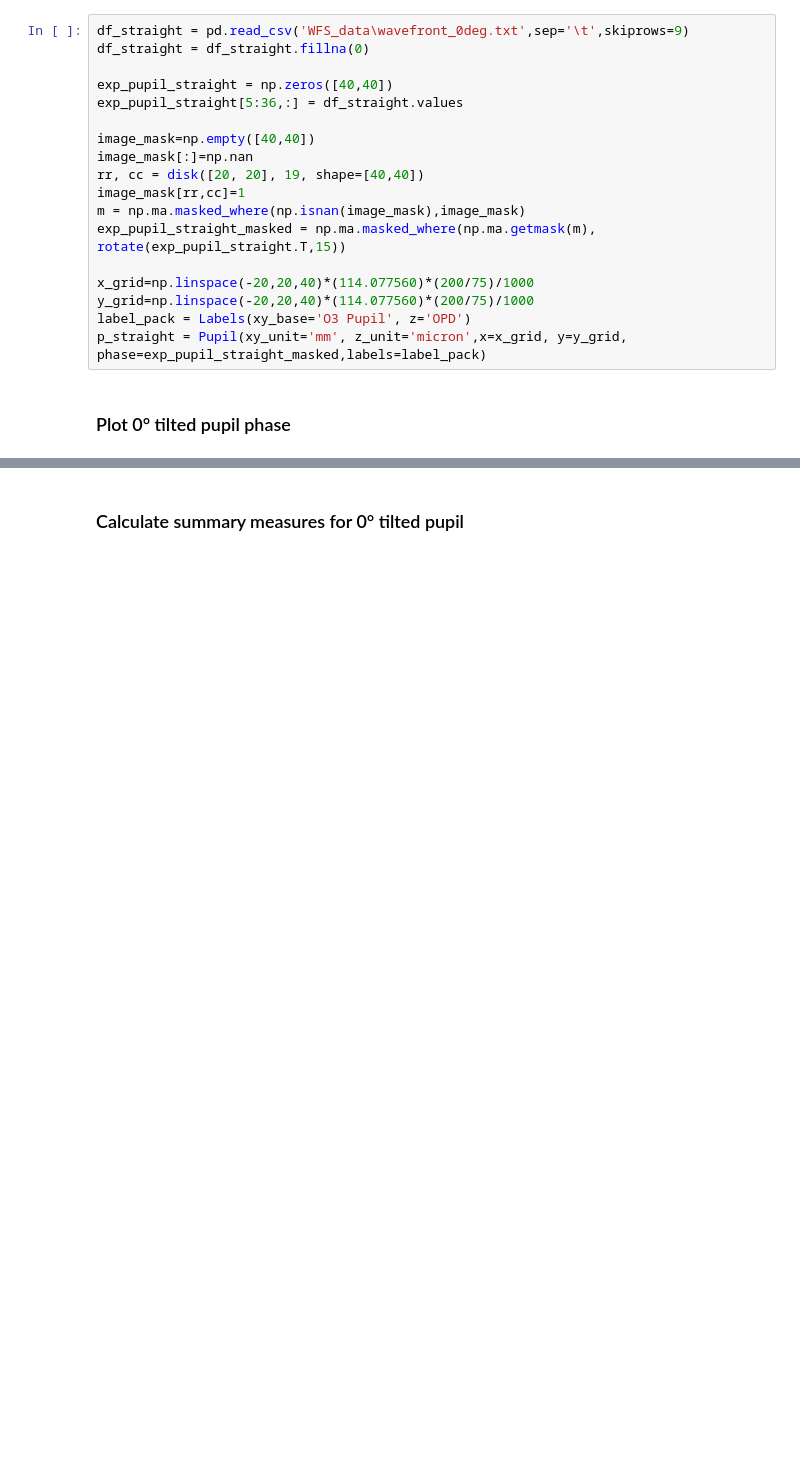
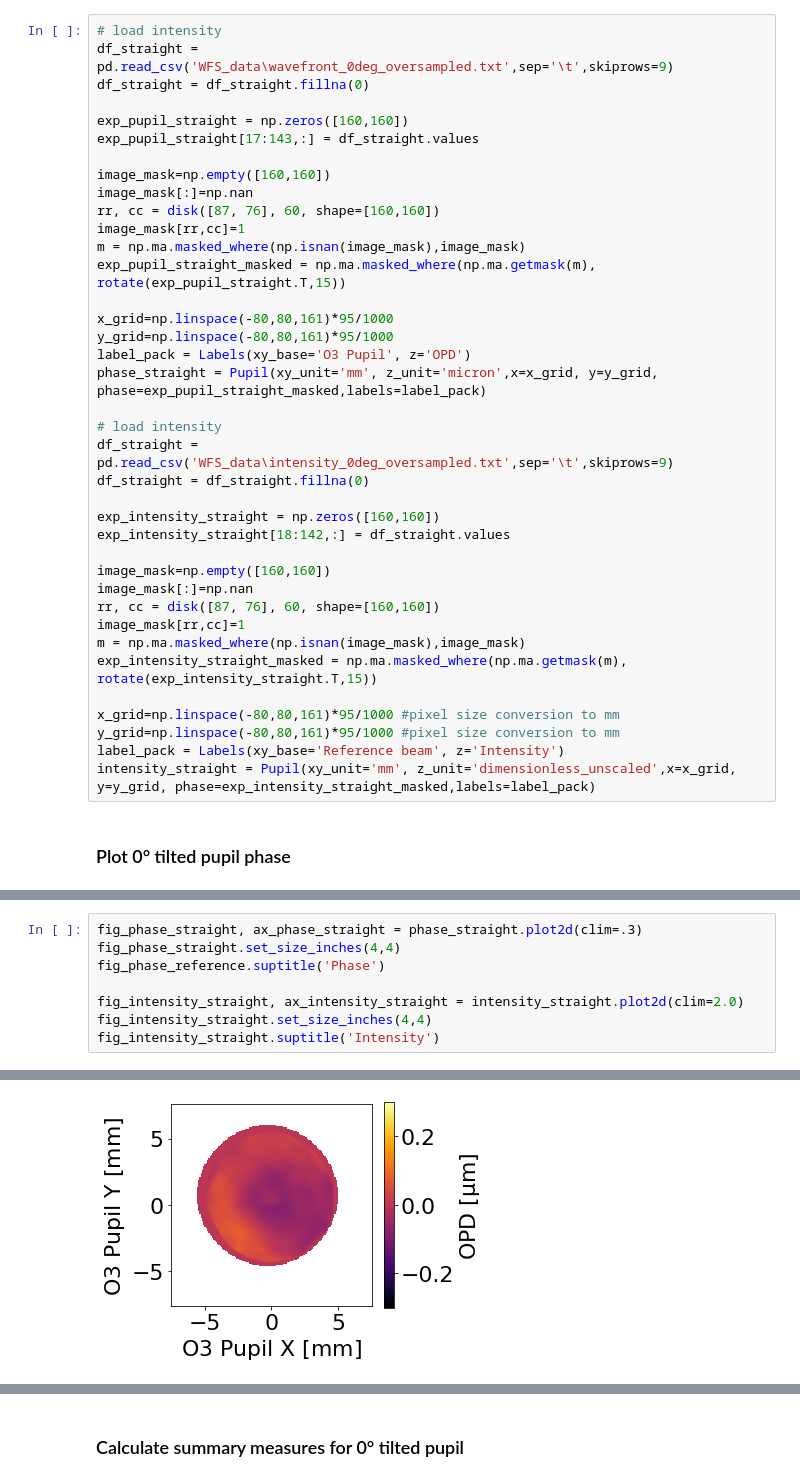
Before and after one commit to QI2lab/OPM, a Jupyter notebook: wavefront/Direct wavefront measurement for OPM.ipynb, the cells around one changed output, grey strips where cells are left out. Cells and saved outputs as stored; diff of their text form; blank space fills up the shorter version.

```diff
--- a/wavefront/Direct wavefront measurement for OPM.ipynb
+++ b/wavefront/Direct wavefront measurement for OPM.ipynb
@@ -77,22 +106,42 @@ PV: 0.076 micron
 ### Load 0&deg; tilted pupil data from Shack-Hartmann sensor
 A ~10 mm mask is applied to the center of the active aperture and the data is rotated by 15&deg;. This is the size of O3 pupil incident on Shack-Hartmann and rotation of the Shack-Hartmann to the axes.
 # %%
-df_straight = pd.read_csv('WFS_data\wavefront_0deg.txt',sep='\t',skiprows=9)
+# load intensity
+df_straight = pd.read_csv('WFS_data\wavefront_0deg_oversampled.txt',sep='\t',skiprows=9)
 df_straight = df_straight.fillna(0)
 
-exp_pupil_straight = np.zeros([40,40])
-exp_pupil_straight[5:36,:] = df_straight.values
+exp_pupil_straight = np.zeros([160,160])
+exp_pupil_straight[17:143,:] = df_straight.values
 
-image_mask=np.empty([40,40])
+image_mask=np.empty([160,160])
 image_mask[:]=np.nan
-rr, cc = disk([20, 20], 19, shape=[40,40])
+rr, cc = disk([87, 76], 60, shape=[160,160])
 image_mask[rr,cc]=1
 m = np.ma.masked_where(np.isnan(image_mask),image_mask)
 exp_pupil_straight_masked = np.ma.masked_where(np.ma.getmask(m), rotate(exp_pupil_straight.T,15))
 
-x_grid=np.linspace(-20,20,40)*(114.077560)*(200/75)/1000
-y_grid=np.linspace(-20,20,40)*(114.077560)*(200/75)/1000
+x_grid=np.linspace(-80,80,161)*95/1000
+y_grid=np.linspace(-80,80,161)*95/1000
 label_pack = Labels(xy_base='O3 Pupil', z='OPD')
-p_straight = Pupil(xy_unit='mm', z_unit='micron',x=x_grid, y=y_grid, phase=exp_pupil_straight_masked,labels=label_pack)
+phase_straight = Pupil(xy_unit='mm', z_unit='micron',x=x_grid, y=y_grid, phase=exp_pupil_straight_masked,labels=label_pack)
+
+# load intensity
+df_straight = pd.read_csv('WFS_data\intensity_0deg_oversampled.txt',sep='\t',skiprows=9)
+df_straight = df_straight.fillna(0)
+
+exp_intensity_straight = np.zeros([160,160])
+exp_intensity_straight[18:142,:] = df_straight.values
+
+image_mask=np.empty([160,160])
+image_mask[:]=np.nan
+rr, cc = disk([87, 76], 60, shape=[160,160])
+image_mask[rr,cc]=1
+m = np.ma.masked_where(np.isnan(image_mask),image_mask)
+exp_intensity_straight_masked = np.ma.masked_where(np.ma.getmask(m), rotate(exp_intensity_straight.T,15))
+
+x_grid=np.linspace(-80,80,161)*95/1000 #pixel size conversion to mm
+y_grid=np.linspace(-80,80,161)*95/1000 #pixel size conversion to mm
+label_pack = Labels(xy_base='Reference beam', z='Intensity')
+intensity_straight = Pupil(xy_unit='mm', z_unit='dimensionless_unscaled',x=x_grid, y=y_grid, phase=exp_intensity_straight_masked,labels=label_pack)
 # %% [markdown]
 ### Plot 0&deg; tilted pupil phase
@@ -103,0 +148,9 @@ fig_p_straight.set_size_inches(4,4)
+# %%
+fig_phase_straight, ax_phase_straight = phase_straight.plot2d(clim=.3)
+fig_phase_straight.set_size_inches(4,4)
+fig_phase_reference.suptitle('Phase')
+
+fig_intensity_straight, ax_intensity_straight = intensity_straight.plot2d(clim=2.0)
+fig_intensity_straight.set_size_inches(4,4)
+fig_intensity_straight.suptitle('Intensity')
+# %% [output]
@@ -103,0 +158 @@ fig_p_straight.set_size_inches(4,4)
+[figure, added]
```
Also changed, not shown: parts of 17 cells of this notebook, 9 other files.
